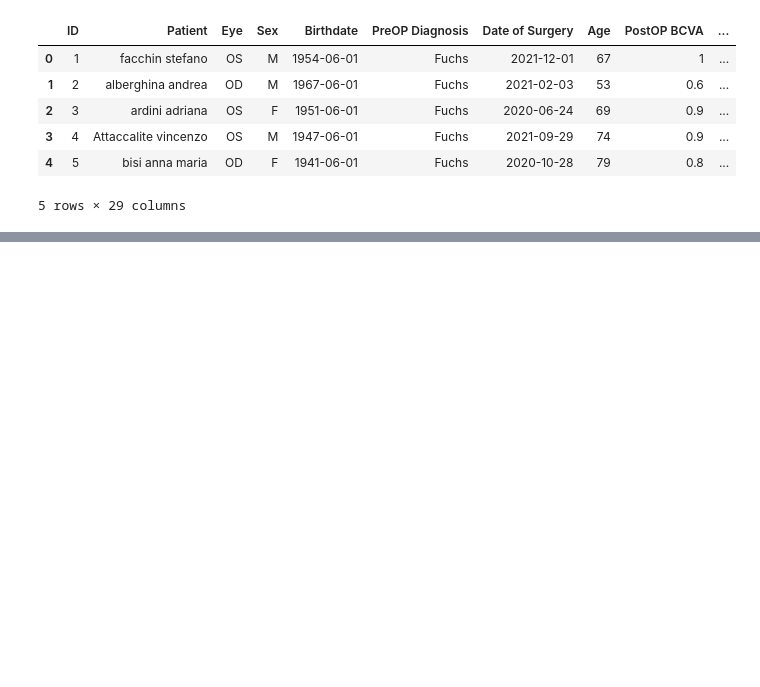
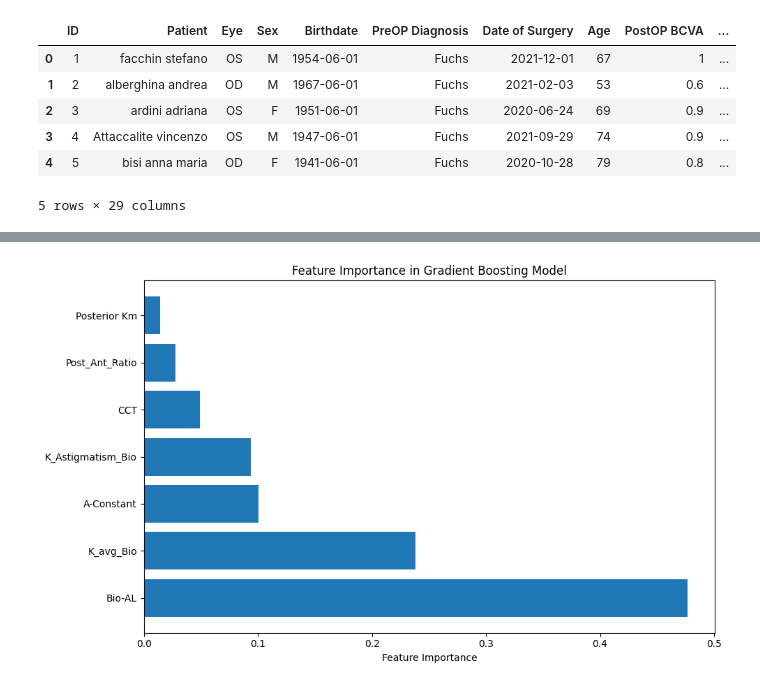
Before and after one commit to Andrea-Taloni/faco-dmek, a Jupyter notebook: ML.ipynb, the cells around one changed output, grey strips where cells are left out. Cells and saved outputs as stored; diff of their text form; code cells hidden in the pictures; blank space fills up the shorter version.

```diff
--- a/ML.ipynb
+++ b/ML.ipynb
@@ -577,48 +417,47 @@ Feature Importance (Linear Model):
 # %%
-# Cell 9: Machine Learning Models Comparison
+# Cell 9: Create Final Optimized Formula
 if len(df_ml) > 10:
-    # Prepare features
-    features_ml = ['Bio-AL', 'K_avg_Bio', 'Posterior Km', 'CCT', 'Post_Ant_Ratio',
-                   'K_Astigmatism_Bio', 'A-Constant']
+    # Train final model on all data
+    best_model = GradientBoostingRegressor(n_estimators=100, max_depth=3, random_state=42)
+    best_model.fit(X_ml, y_ml)
 
-    # Ensure complete cases
-    df_ml_full = df[features_ml + ['True_IOL']].dropna()
-    X_ml = df_ml_full[features_ml]
-    y_ml = df_ml_full['True_IOL']
+    # Feature importance
+    feature_importance_gb = pd.DataFrame({
+        'Feature': features_ml,
+        'Importance': best_model.feature_importances_
+    }).sort_values('Importance', ascending=False)
 
-    print(f"Cases for ML comparison: {len(X_ml)}")
+    plt.figure(figsize=(10, 6))
+    plt.barh(feature_importance_gb['Feature'], feature_importance_gb['Importance'])
+    plt.xlabel('Feature Importance')
+    plt.title('Feature Importance in Gradient Boosting Model')
+    plt.tight_layout()
+    plt.show()
 
-    # Initialize models
-    models = {
-        'Linear Regression': LinearRegression(),
-        'Ridge Regression': Ridge(alpha=1.0),
-        'Random Forest': RandomForestRegressor(n_estimators=100, max_depth=5, random_state=42),
-        'Gradient Boosting': GradientBoostingRegressor(n_estimators=100, max_depth=3, random_state=42)
-    }
+    print("Feature Importance:")
+    print(feature_importance_gb)
 
-    # Cross-validation results
-    results = {}
+    # Create simplified correction formula based on top 3 features
+    top_features = ['Posterior Km', 'CCT', 'Bio-AL']
 
-    for name, model in models.items():
-        predictions = []
-        actuals = []
+    # Ensure we have complete data for these features
+    df_simple = df_ml[top_features + ['True_IOL', 'SRKT_Prediction_Bio']].dropna()
+    X_simple = df_simple[top_features]
+    y_correction = df_simple['True_IOL'] - df_simple['SRKT_Prediction_Bio']
 
-        for train_idx, test_idx in loo.split(X_ml):
-            X_train, X_test = X_ml.iloc[train_idx], X_ml.iloc[test_idx]
-            y_train, y_test = y_ml.iloc[train_idx], y_ml.iloc[test_idx]
+    model_simple = LinearRegression()
+    model_simple.fit(X_simple, y_correction)
 
-            model.fit(X_train, y_train)
-            pred = model.predict(X_test)[0]
+    print(f"\nSimplified Correction Formula:")
+    print(f"Correction = {model_simple.intercept_:.3f}")
+    for feat, coef in zip(top_features, model_simple.coef_):
+        print(f"           + {coef:.4f} × {feat}")
 
-            predictions.append(pred)
-            actuals.append(y_test.values[0])
+    # Calculate final performance
+    df_simple['Predicted_Correction'] = model_simple.predict(X_simple)
+    df_simple['Final_Prediction'] = df_simple['SRKT_Prediction_Bio'] + df_simple['Predicted_Correction']
+    final_mae = mean_absolute_error(df_simple['True_IOL'], df_simple['Final_Prediction'])
 
-        mae = mean_absolute_error(actuals, predictions)
-        results[name] = mae
-        print(f"{name} MAE: {mae:.3f} D")
-
-    # Compare with original SRK/T
-    original_mae = df_ml_full.merge(df[['SRKT_Error_Bio']], left_index=True, right_index=True)['SRKT_Error_Bio'].abs().mean()
-    print(f"\nOriginal SRK/T MAE: {original_mae:.3f} D")
-    print(f"Best ML Model: {min(results, key=results.get)} with MAE: {min(results.values()):.3f} D")
+    print(f"\nFinal simplified formula MAE: {final_mae:.3f} D")
 # %% [output]
+[figure, added]
```
Also changed, not shown: parts of 9 cells of this notebook, 1 other file.
